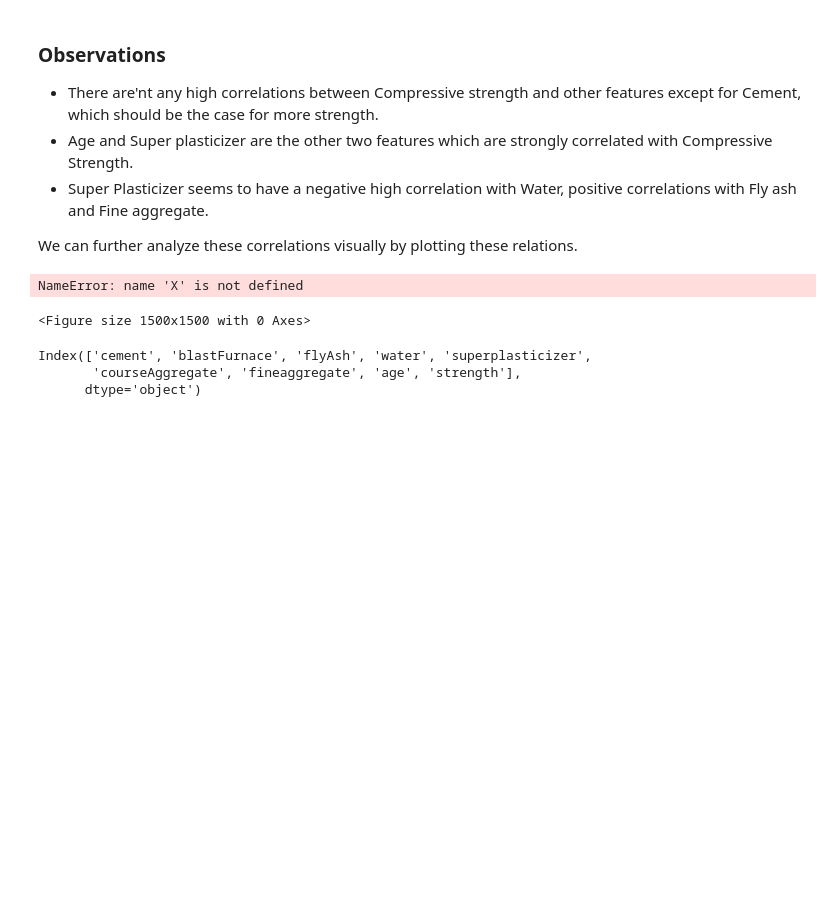
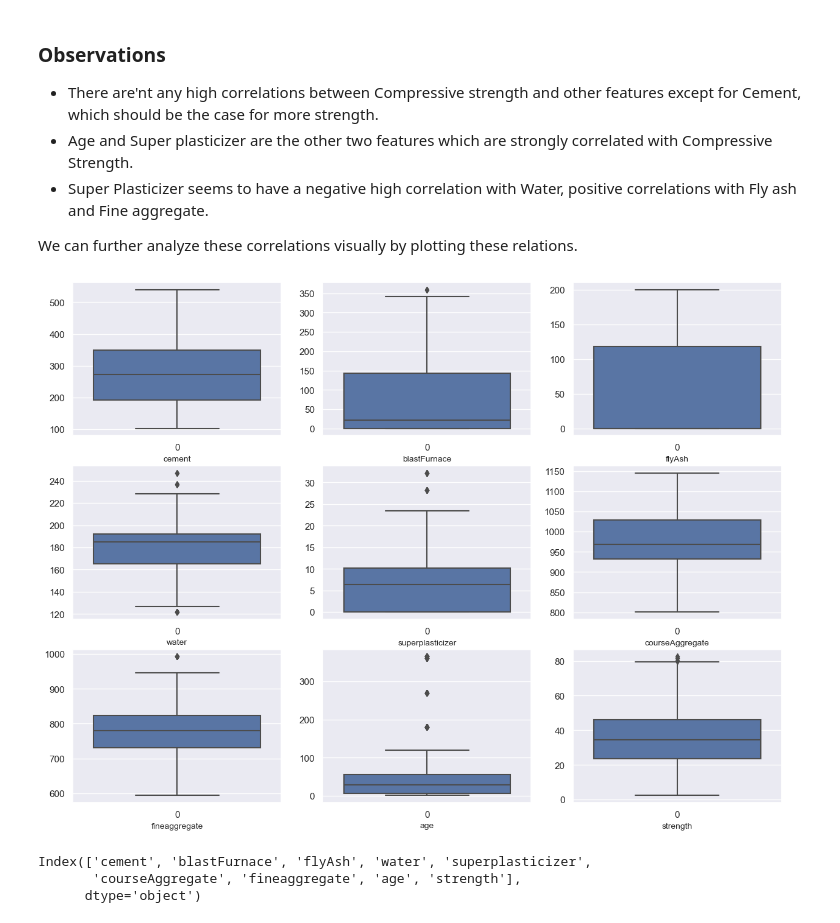
Before and after one commit to Pratham5467/CEMENT-STRENGTH_ML, a Jupyter notebook: notebook/Cement_Exploratory_Data_Analysis.ipynb, the cells around one changed output. Cells and saved outputs as stored; diff of their text form; code cells hidden in the pictures; blank space fills up the shorter version.

```diff
--- a/notebook/Cement_Exploratory_Data_Analysis.ipynb
+++ b/notebook/Cement_Exploratory_Data_Analysis.ipynb
@@ -178,21 +178,20 @@ We can further analyze these correlations visually by plotting these relations.
 # %%
 # let's check for outliers
 import matplotlib.pyplot as plot
 import seaborn as sns
 sns.set()
 plot.figure(figsize=(15,15),facecolor='white')
 plotnumber = 1
 
-for column in X.columns:
+for column in concrete.columns:
     ax = plot.subplot(4,3,plotnumber)
     #data[column]+=1
-    sns.boxplot((X[column]))
+    sns.boxplot((concrete[column]))
     plot.xlabel(column,fontsize=10)
     plotnumber+=1
 plot.show()
 # %% [output]
-NameError: name 'X' is not defined
-<Figure size 1500x1500 with 0 Axes>
+[figure, added]
 # %%
 concrete.columns
 # %% [output]
```
